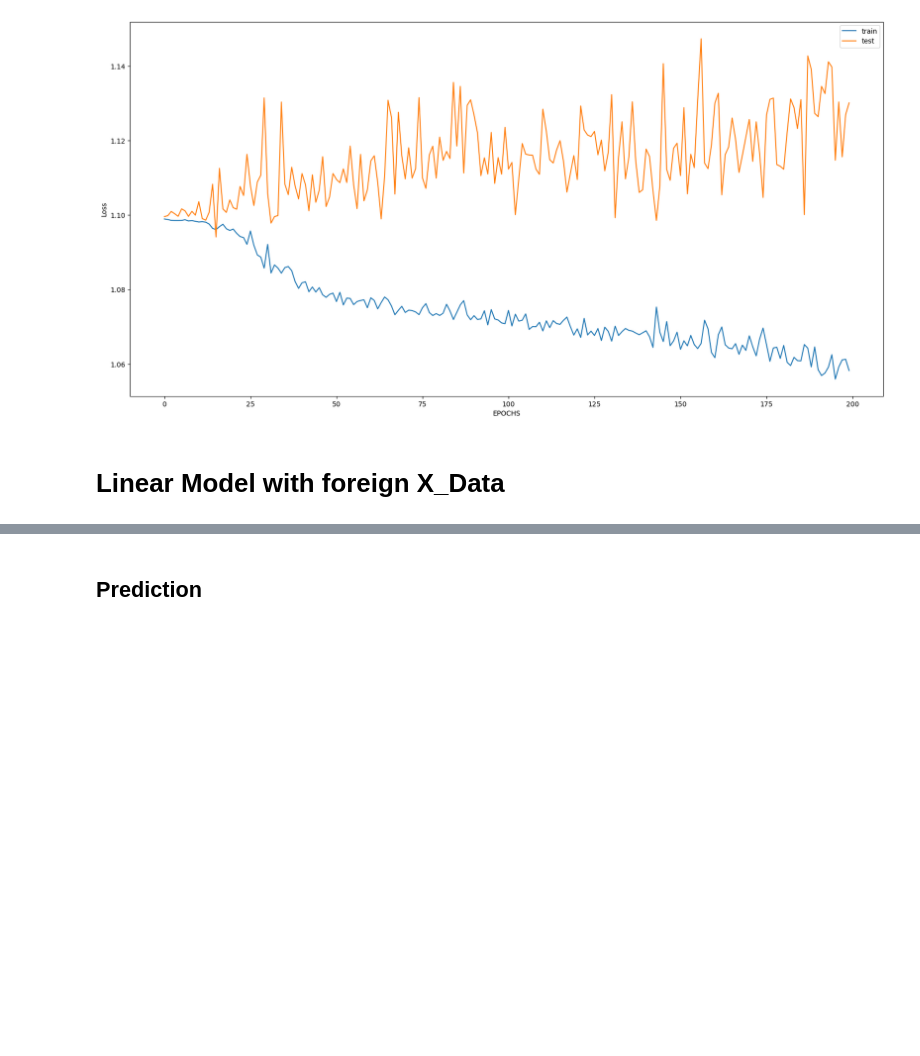
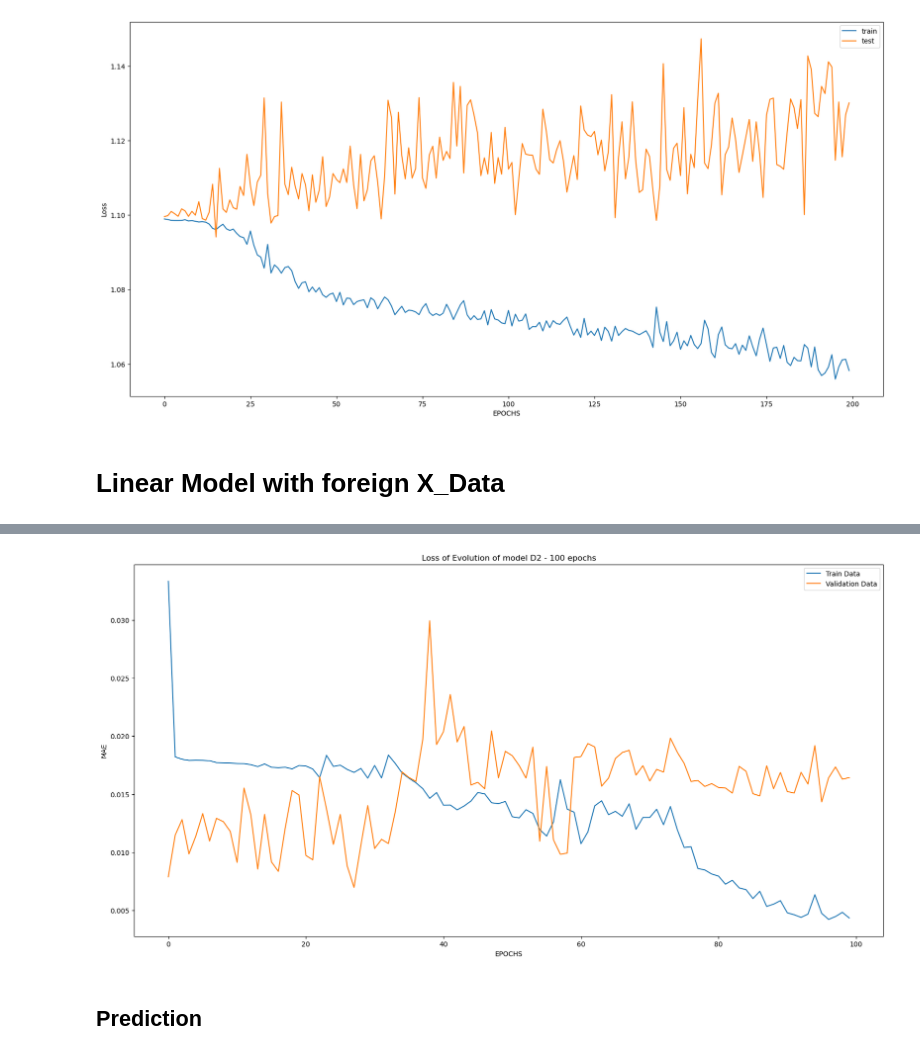
Before and after one commit to zohanny/LSTM-Euronext, a Jupyter notebook: EURONEXT LISBON - Forecasting with LSTM.ipynb, the cells around one changed output, grey strips where cells are left out. Saved outputs shown, nothing was run; the diff lists cells and outputs as text; code cells hidden in the pictures; blank space fills up the shorter version.

```diff
--- a/EURONEXT LISBON - Forecasting with LSTM.ipynb
+++ b/EURONEXT LISBON - Forecasting with LSTM.ipynb
@@ -618,0 +695,4 @@ X_test = createTestVector(scaled_test_data)
+# %%
+lstm_model = createLstmModel(x_train_data)
+print(lstm_model.summary())
+history=trainLstmModel(lstm_model, x_train_data, y_train_data)
@@ -619,3 +717,7 @@ X_test = createTestVector(scaled_test_data)
+# %%
+plotHistory(history, title="Loss of Evolution of model D2 - 100 epochs")
+# %% [output]
+[figure, added]
 # %% [markdown]
 
 ## Prediction
```
Also changed, not shown: parts of 32 cells of this notebook.
